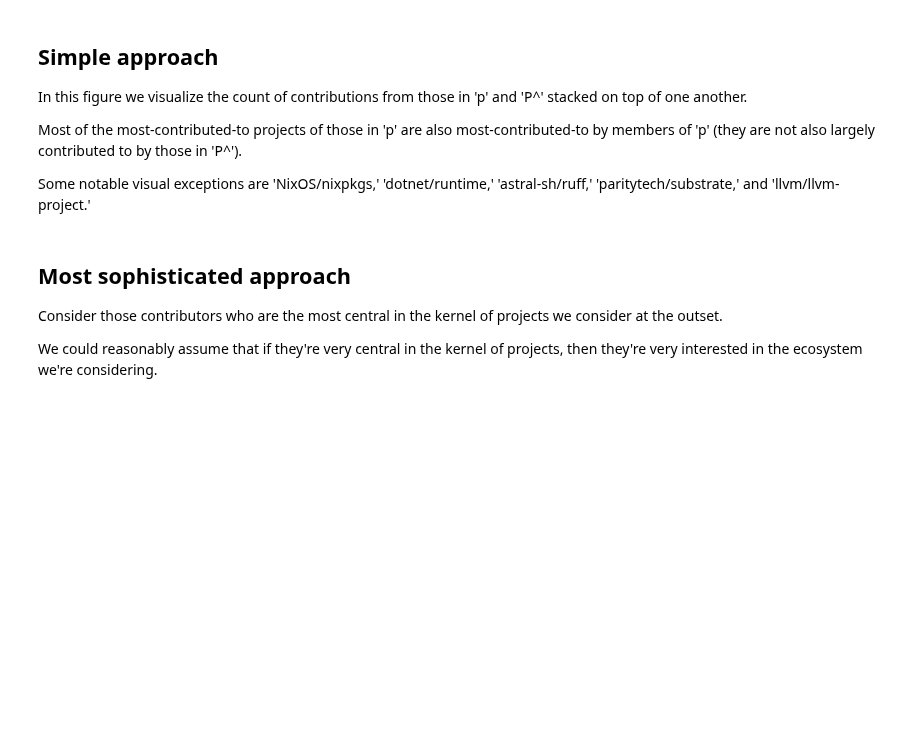
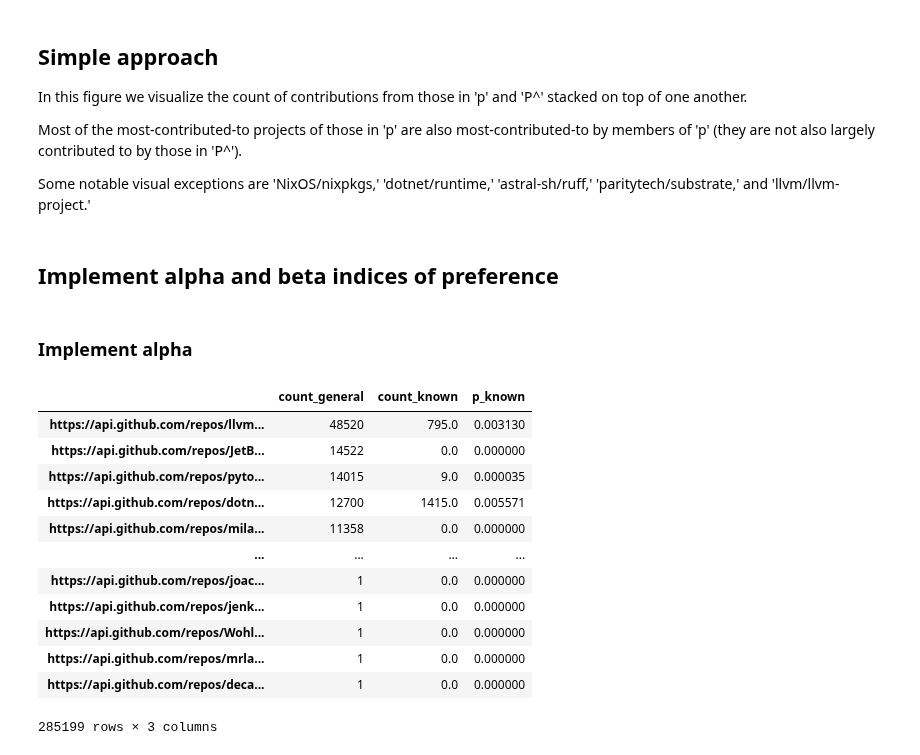
Before and after one commit to oss-aspen/Rappel, a Jupyter notebook: notebooks/project_discovery/repo_discovery.ipynb, the cells around one changed output. Cells and saved outputs as stored; diff of their text form; code cells hidden in the pictures; blank space fills up the shorter version.

```diff
--- a/notebooks/project_discovery/repo_discovery.ipynb
+++ b/notebooks/project_discovery/repo_discovery.ipynb
@@ -397,9 +381,27 @@ fig_joined_counts = px.bar(
 )
 fig_joined_counts.write_image("joined_counts.jpeg")
 fig_joined_counts
-# %% [markdown]
-## Most sophisticated approach
-
-Consider those contributors who are the most central in the kernel of projects we consider at the outset.
-
-We could reasonably assume that if they're very central in the kernel of projects, then they're very interested in the ecosystem we're considering.
+# %% [markdown]
+## Implement alpha and beta indices of preference
+# %% [markdown]
+### Implement alpha
+# %%
+# probabilities of contribution in known population
+
+n_known = joined_counts["count_known"].sum()
+joined_counts["p_known"] = joined_counts["count_known"] / n_known
+joined_counts
+# %% [output]
+|  | count_general | count_known | p_known |
+| https://api.github.com/repos/llvm... | 48520 | 795.0 | 0.003130 |
+| https://api.github.com/repos/JetB... | 14522 | 0.0 | 0.000000 |
+| https://api.github.com/repos/pyto... | 14015 | 9.0 | 0.000035 |
+| https://api.github.com/repos/dotn... | 12700 | 1415.0 | 0.005571 |
+| https://api.github.com/repos/mila... | 11358 | 0.0 | 0.000000 |
+| ... | ... | ... | ... |
+| https://api.github.com/repos/joac... | 1 | 0.0 | 0.000000 |
+| https://api.github.com/repos/jenk... | 1 | 0.0 | 0.000000 |
+| https://api.github.com/repos/Wohl... | 1 | 0.0 | 0.000000 |
+| https://api.github.com/repos/mrla... | 1 | 0.0 | 0.000000 |
+| https://api.github.com/repos/deca... | 1 | 0.0 | 0.000000 |
+285199 rows × 3 columns
```
Also changed, not shown: parts of 13 cells of this notebook.
